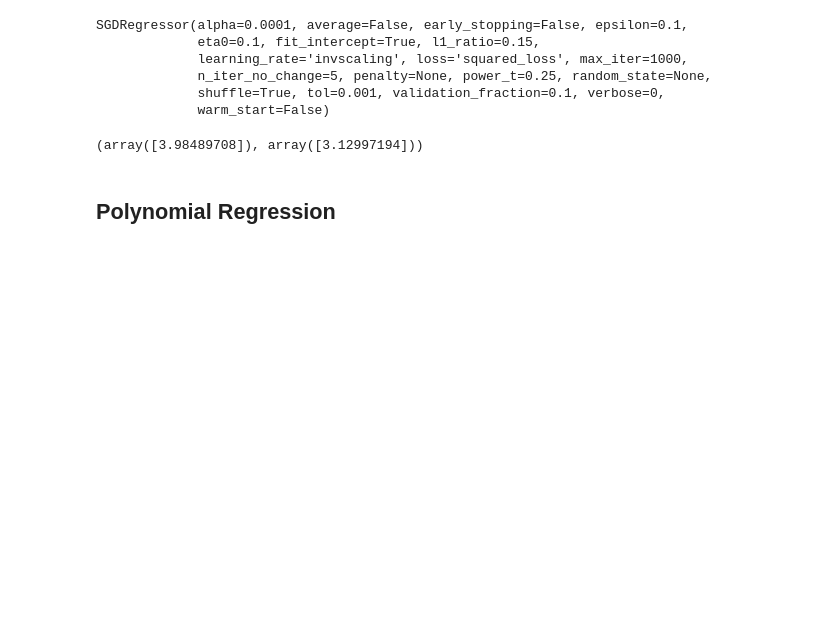
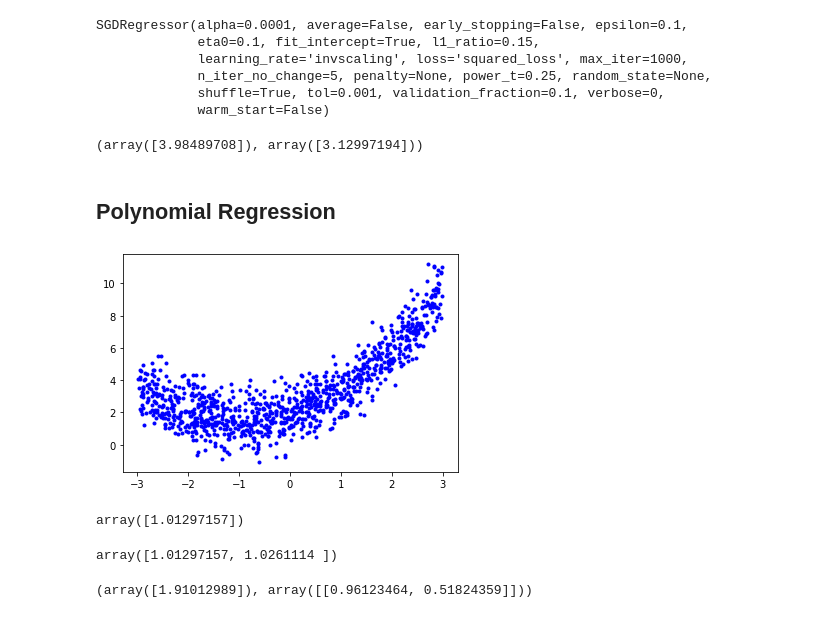
Before and after one commit to hovhanns/HandsOnML2, a Jupyter notebook: TrainingModels.ipynb, the cells around one changed output. Drawn from its saved outputs; the diff is of its cells as text; code cells hidden in the pictures; blank space fills up the shorter version.

```diff
--- a/TrainingModels.ipynb
+++ b/TrainingModels.ipynb
@@ -139,3 +139,29 @@ sgd_reg.intercept_, sgd_reg.coef_
 (array([3.98489708]), array([3.12997194]))
 # %% [markdown]
 ## Polynomial Regression
+# %%
+m = 1000
+X = 6 * np.random.rand(m, 1) - 3
+y = 0.5 * X**2 + X + 2 + np.random.randn(m, 1)
+# %%
+plt.plot(X, y, "b.")
+plt.show()
+# %% [output]
+[figure, added]
+# %%
+from sklearn.preprocessing import PolynomialFeatures
+poly_features = PolynomialFeatures(degree=2, include_bias=False)
+X_poly = poly_features.fit_transform(X)
+X[0]
+# %% [output]
+array([1.01297157])
+# %%
+X_poly[0]
+# %% [output]
+array([1.01297157, 1.0261114 ])
+# %%
+lin_reg = LinearRegression()
+lin_reg.fit(X_poly, y)
+lin_reg.intercept_, lin_reg.coef_
+# %% [output]
+(array([1.91012989]), array([[0.96123464, 0.51824359]]))
```
Also changed, not shown: parts of 24 cells of this notebook.
